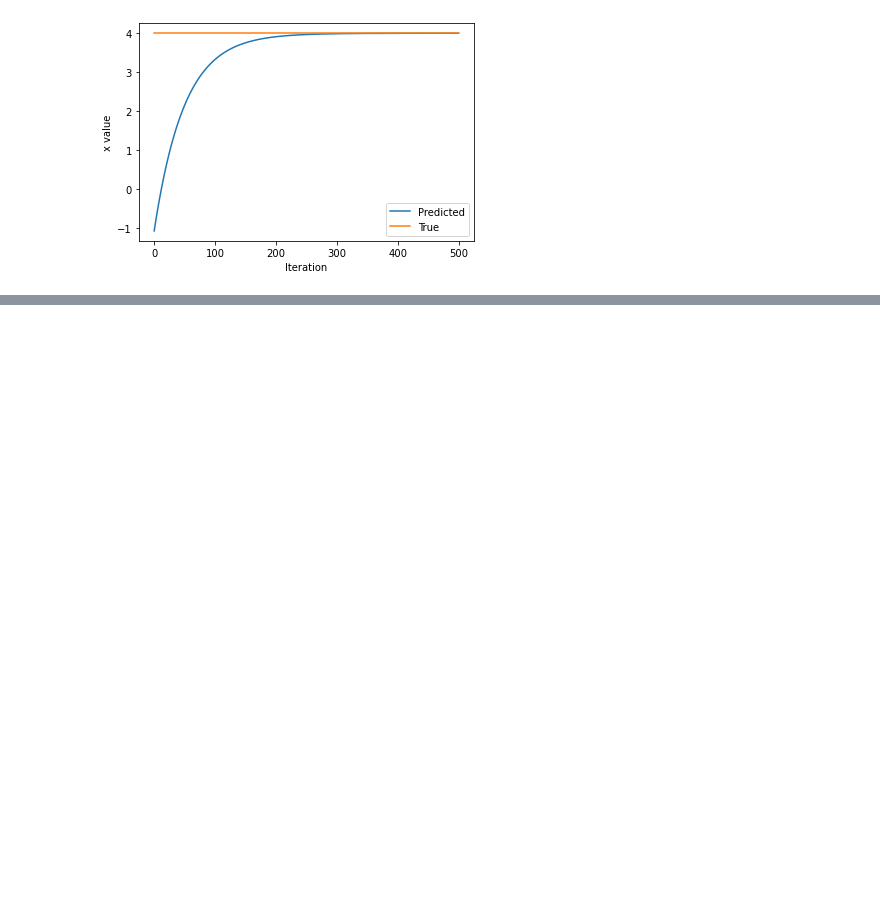
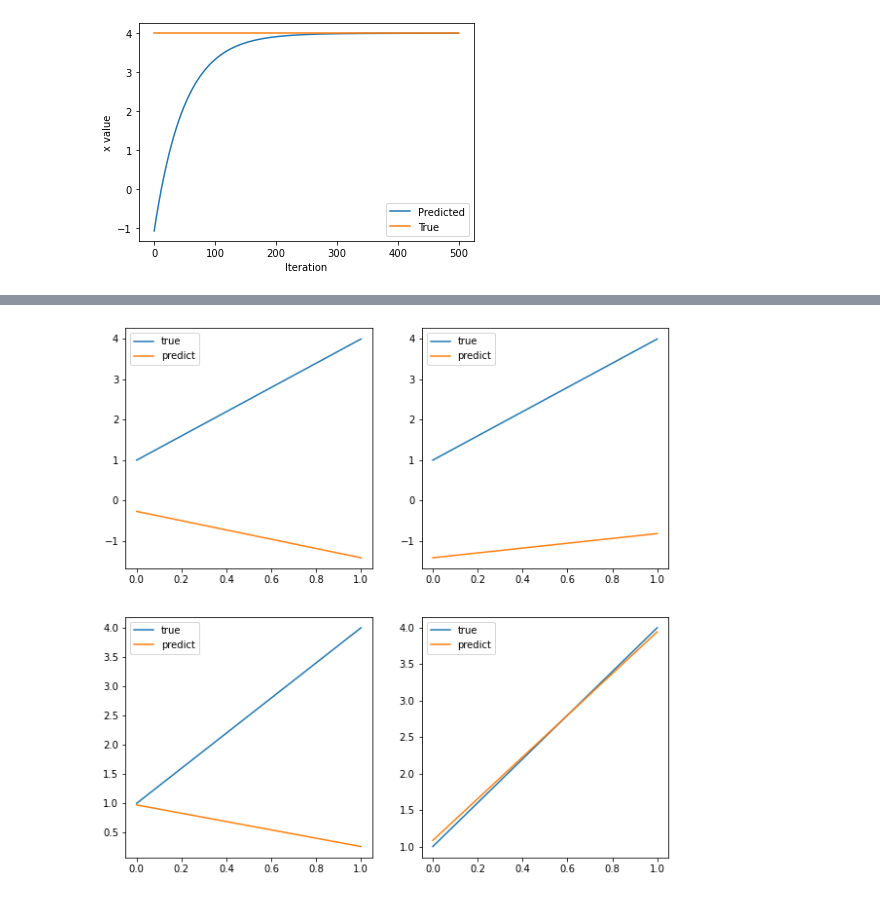
Before and after one commit to wty-yy/DeepLearing-Summer, a Jupyter notebook: MIT 6S191/Lab1/Part1 TensorFlow.ipynb, the cells around one changed output, grey strips where cells are left out. Cells and saved outputs as stored; diff of their text form; code cells hidden in the pictures; blank space fills up the shorter version.

```diff
--- a/MIT 6S191/Lab1/Part1 TensorFlow.ipynb
+++ b/MIT 6S191/Lab1/Part1 TensorFlow.ipynb
@@ -342,0 +417,17 @@ Initializing x=[[-1.1771783]]
+# %%
+# 绘制使用 1, 10, 100, 1000 个样本（重复使用）进行训练的结果
+plt.figure(figsize=(10, 10))
+for i in range(4):
+    repeat = 10 ** i
+    ds = tf.data.Dataset.from_tensor_slices((train, train_y)).shuffle(100).batch(1).repeat(repeat)
+    model = keras.Sequential(MyLayer(1))
+    model.compile(optimizer='adam', loss=keras.losses.MeanSquaredError())
+    model.fit(ds, epochs=1)
+    plt.subplot(2, 2, i+1)
+    plt.plot(x, y(x), label='true')
+    layer = model.get_layer(index=0)
+    y_pred = lambda x: x * layer.W + layer.b
+    plt.plot(x, y_pred(x)[0], label='predict')
+    plt.legend()
+plt.show()
+# %% [output]
@@ -342,0 +438 @@ Initializing x=[[-1.1771783]]
+[figure, added]
```
Also changed, not shown: parts of 8 cells of this notebook.
